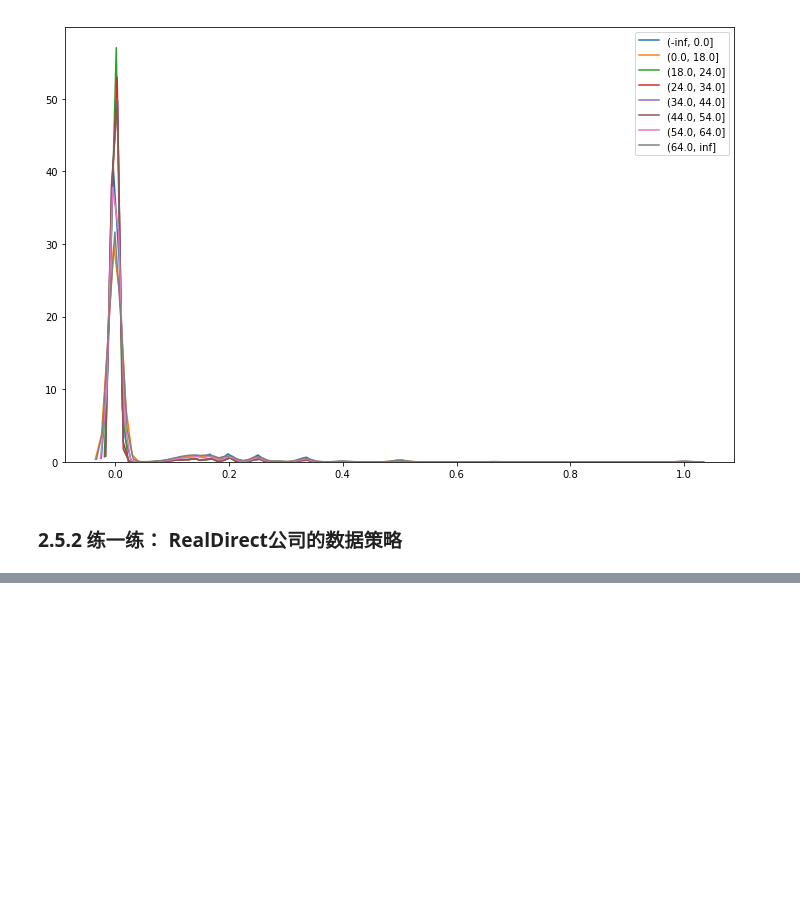
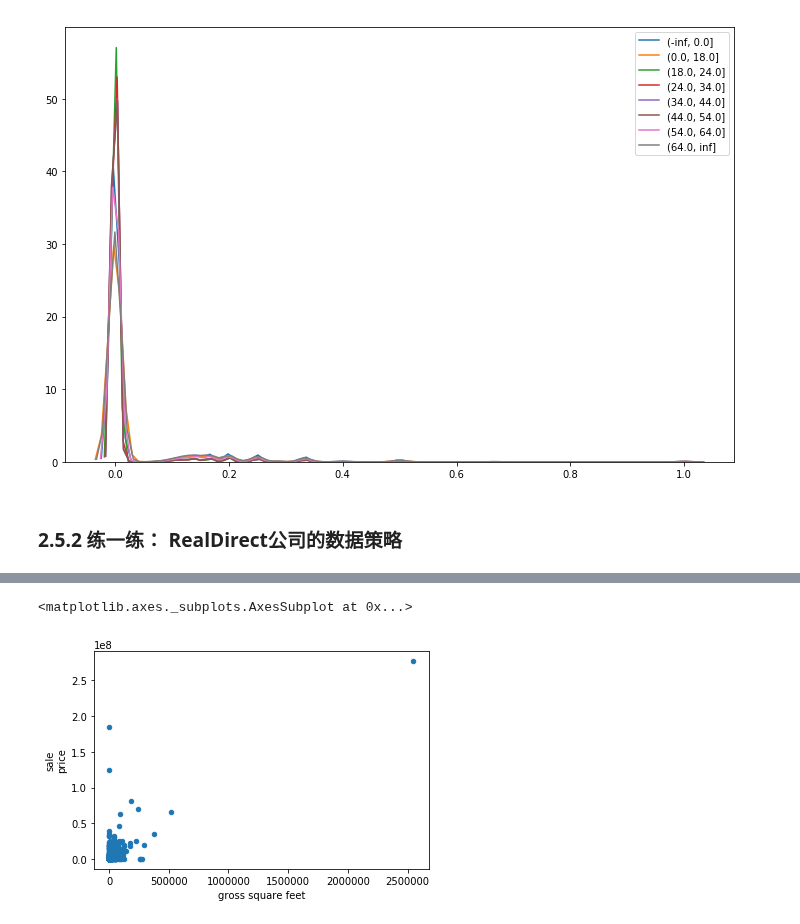
Before and after one commit to rumourcy/DA, a Jupyter notebook: doing-data-science/chapter02.ipynb, the cells around one changed output, grey strips where cells are left out. Saved outputs shown, nothing was run; the diff lists cells and outputs as text; code cells hidden in the pictures; blank space fills up the shorter version.

```diff
--- a/doing-data-science/chapter02.ipynb
+++ b/doing-data-science/chapter02.ipynb
@@ -120,0 +234,5 @@ plt.legend()
+# %%
+bk[bk['sale\nprice'] > 0].plot(x='gross square feet', y='sale\nprice', kind='scatter')
+# %% [output]
+<matplotlib.axes._subplots.AxesSubplot at 0x...>
+[figure, added]
```
Also changed, not shown: parts of 14 cells of this notebook.
